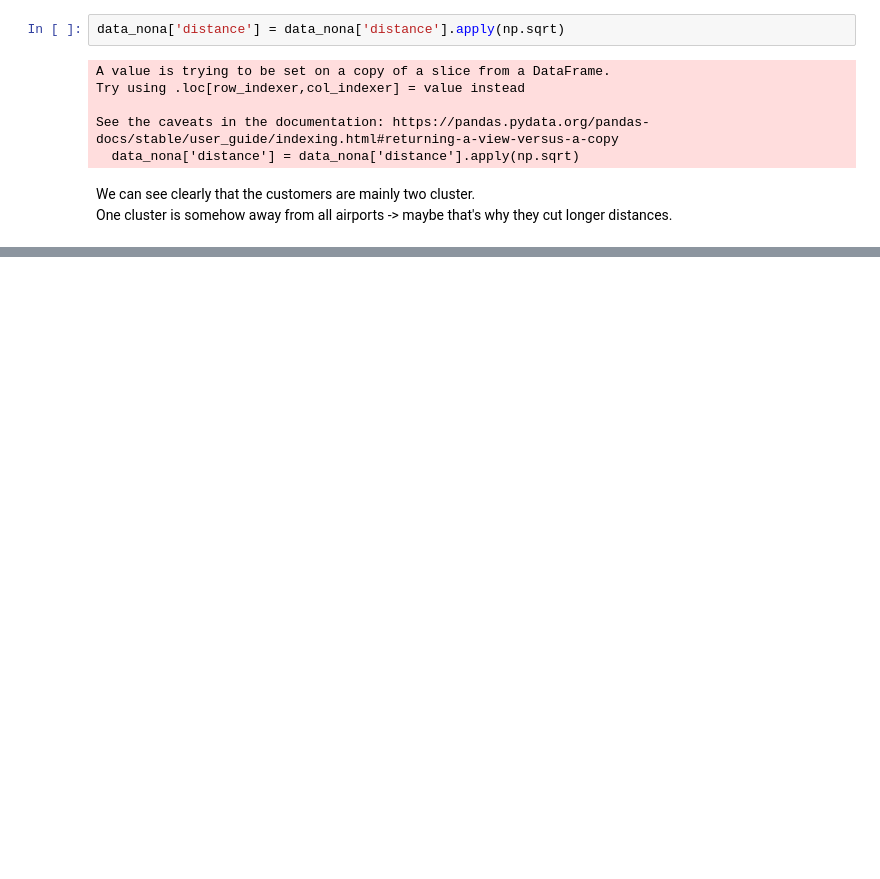
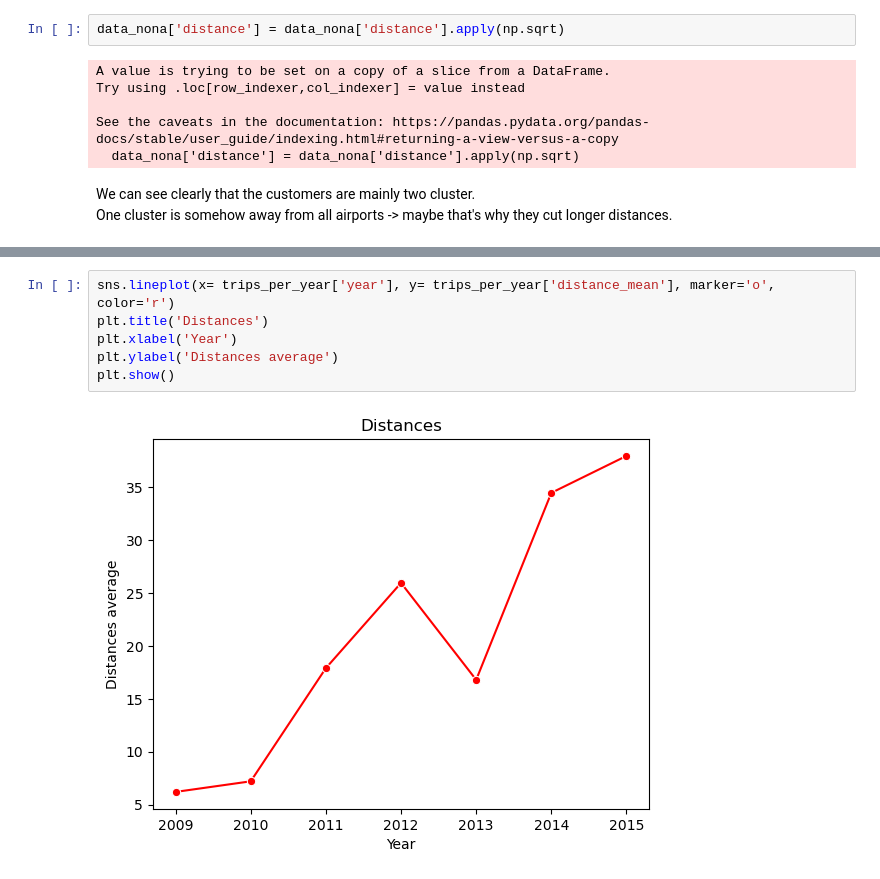
Before and after one commit to zizoisprogramming/Car-travels, a Jupyter notebook: car_travels.ipynb, the cells around one changed output, grey strips where cells are left out. Drawn from its saved outputs; the diff is of its cells as text; blank space fills up the shorter version.

```diff
--- a/car_travels.ipynb
+++ b/car_travels.ipynb
@@ -522,0 +642,8 @@ One cluster is somehow away from all airports -> maybe that's why they cut longe
+# %%
+sns.lineplot(x= trips_per_year['year'], y= trips_per_year['distance_mean'], marker='o', color='r')
+plt.title('Distances')
+plt.xlabel('Year')
+plt.ylabel('Distances average')
+plt.show()
+# %% [output]
+[figure, added]
```
Also changed, not shown: parts of 33 cells of this notebook.
